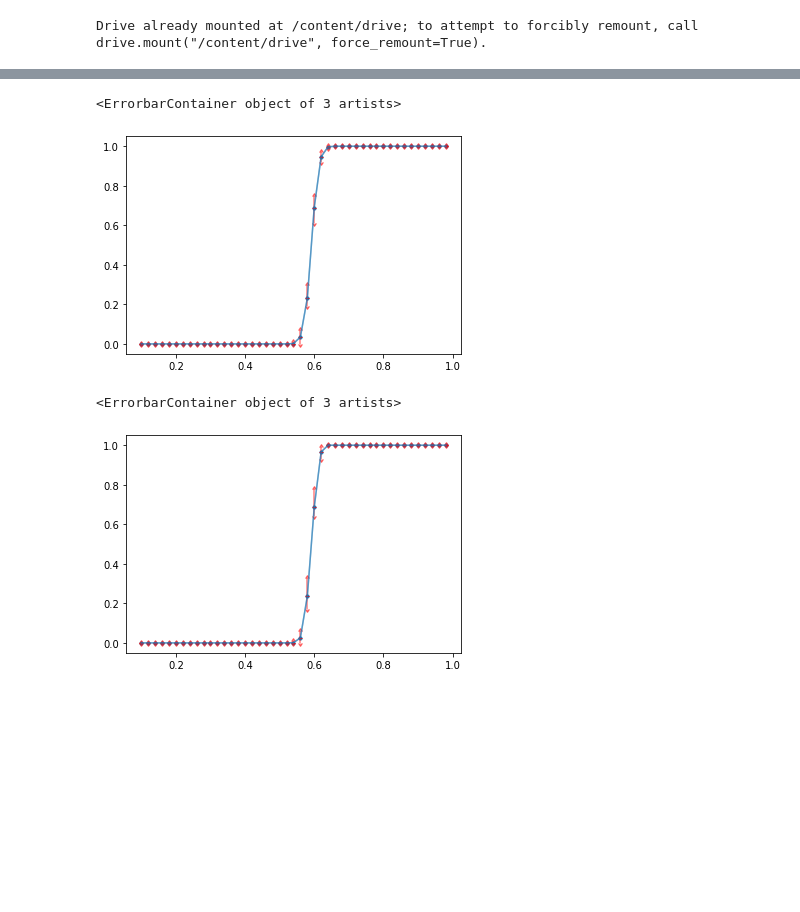
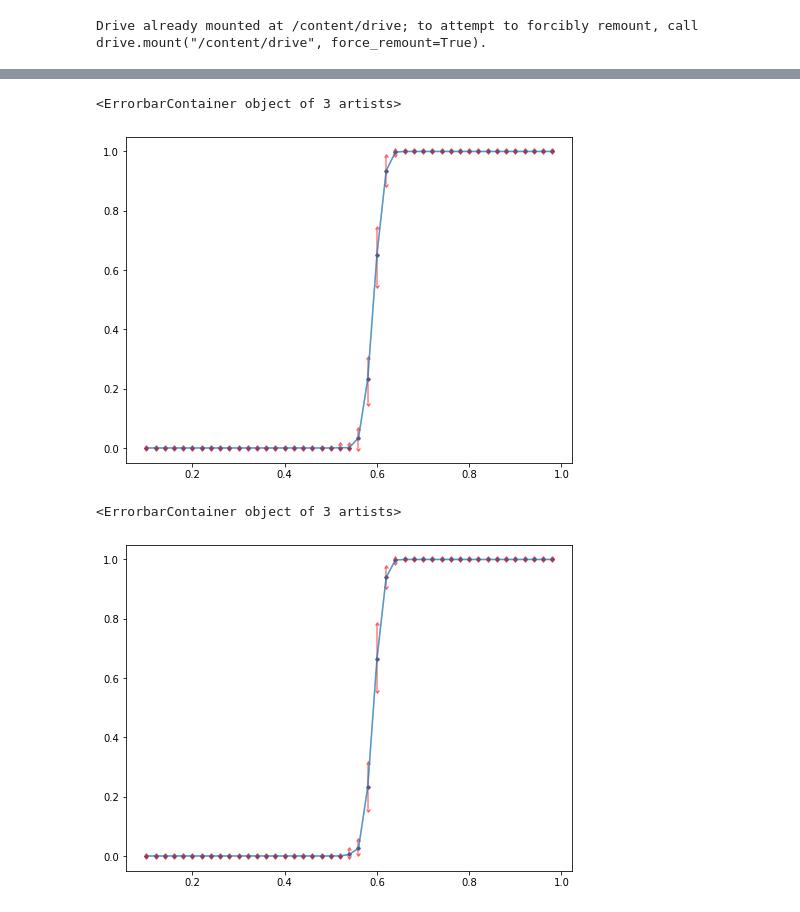
Before and after one commit to realfolkcode/Clusters, a Jupyter notebook: clusters.ipynb, the cells around one changed output, grey strips where cells are left out. Saved outputs shown, nothing was run; the diff lists cells and outputs as text; code cells hidden in the pictures; blank space fills up the shorter version.

```diff
--- a/clusters.ipynb
+++ b/clusters.ipynb
@@ -19,24 +21,31 @@ dist = [] # список, который будет хранить размер
 ph = []
 pv = []
 phv = []
+largest_cluster = np.zeros((45, N * G))
 
 # парсим файл с результатами
-f = open("/content/drive/My Drive/test2.txt")
-for i in range(45):
+f = open("/content/drive/My Drive/test3.txt")
+for c in range(45):
     f.readline()
     ph_tmp = []
     pv_tmp = []
     phv_tmp = []
+    tmp = []
     for j in range(G):
         for i in range(N):
-            tmp = []
-            t = f.readline().split()
-            tmp.append([int(x) for x in t])
-        dist.append(tmp)
+            line = f.readline().split()
+            nmax = 0
+            for elem in line:
+                if int(elem) > 0:
+                    tmp.append(int(elem))
+                if int(elem) > nmax:
+                    nmax = int(elem)
+            largest_cluster[c][N*j + i] = nmax
         t = [float(x) for x in f.readline().split()]
         ph_tmp.append(t[0])
         pv_tmp.append(t[1])
         phv_tmp.append(t[2])
+    dist.append(tmp)
     ph.append(ph_tmp)
     pv.append(pv_tmp)
     phv.append(phv_tmp)
@@ -70,19 +138,21 @@ pv_min = np.array(pv).min(axis=1)
 phv_min = np.array(phv).min(axis=1)
 # %%
 # Зависимость вероятности протекания по горизонтали от концентрации
+plt.figure(figsize=(8, 6))
 plt.scatter(p, ph_mean, s=10)
 plt.errorbar(p, ph_mean, ph_max - ph_mean, lolims=True, ecolor='red', alpha=0.5, capsize=2)
 plt.errorbar(p, ph_mean, ph_mean - ph_min, uplims=True, ecolor='red', alpha=0.5, capsize=2)
 # %% [output]
 <ErrorbarContainer object of 3 artists>
-[figure, old version]
+[figure, new version]
 # %%
 # Зависимость вероятности протекания по вертикали от концентрации
+plt.figure(figsize=(8, 6))
 plt.scatter(p, pv_mean, s=10)
 plt.errorbar(p, pv_mean, pv_max - pv_mean, lolims=True, ecolor='red', alpha=0.5, capsize=2)
 plt.errorbar(p, pv_mean, pv_mean - pv_min, uplims=True, ecolor='red', alpha=0.5, capsize=2)
 # %% [output]
 <ErrorbarContainer object of 3 artists>
-[figure, old version]
+[figure, new version]
 # %%
 # Зависимость вероятности протекания по обоим направлениям от концентрации
```
Also changed, not shown: parts of 12 cells of this notebook, 1 other file.
